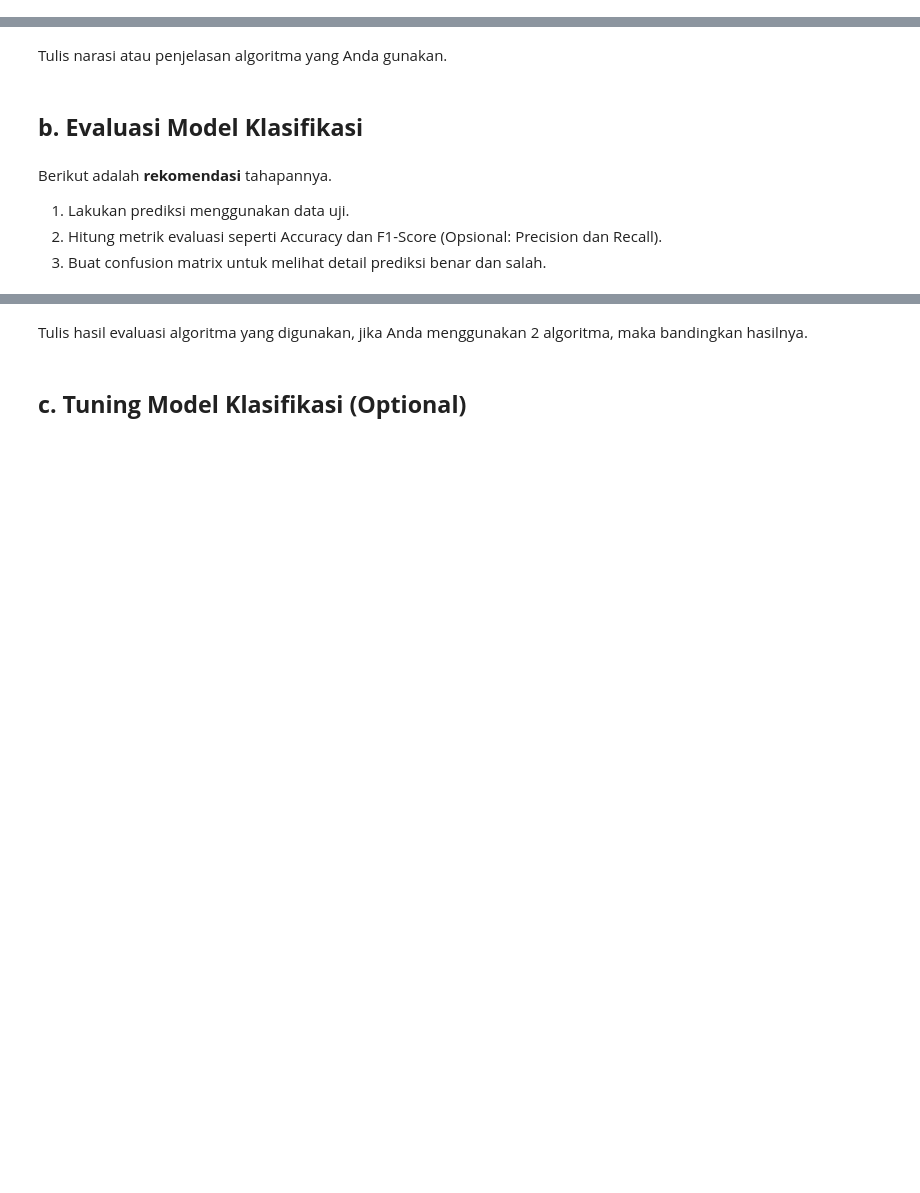
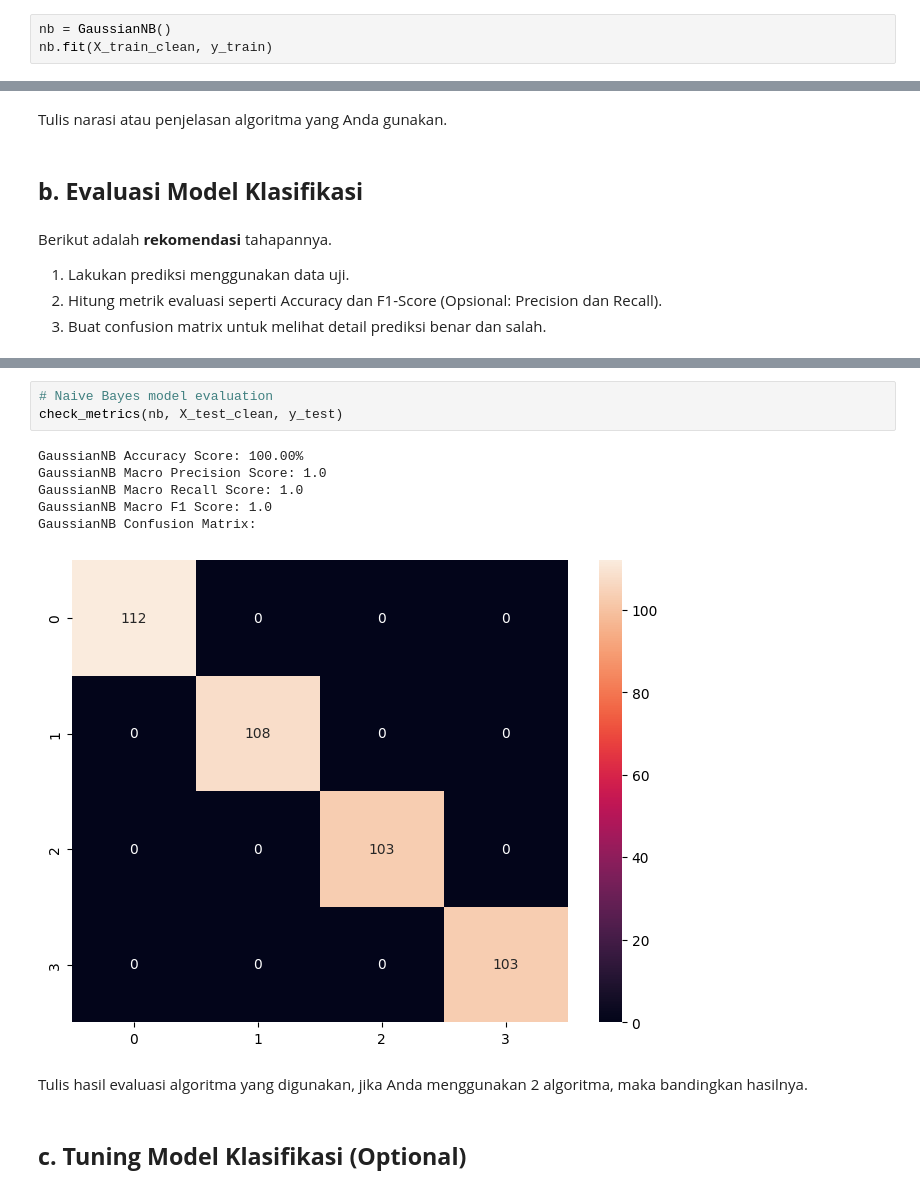
Before and after one commit to hfzdzakii/Dicoding-AnalysisDataAndModelling, a Jupyter notebook: [Klasifikasi]_Submission_Akhir_BMLP_Muhammad_Hafizh_Dzaki.ipynb, the cells around one changed output, grey strips where cells are left out. Drawn from its saved outputs; the diff is of its cells as text; blank space fills up the shorter version.

```diff
--- a/[Klasifikasi]_Submission_Akhir_BMLP_Muhammad_Hafizh_Dzaki.ipynb
+++ b/[Klasifikasi]_Submission_Akhir_BMLP_Muhammad_Hafizh_Dzaki.ipynb
@@ -104,0 +125,3 @@ KNeighborsClassifier()
+# %%
+nb = GaussianNB()
+nb.fit(X_train_clean, y_train)
@@ -132,3 +170,13 @@ weighted avg       0.99      0.99      0.99       426
+# %%
+# Naive Bayes model evaluation
+check_metrics(nb, X_test_clean, y_test)
+# %% [output]
+GaussianNB Accuracy Score: 100.00%
+GaussianNB Macro Precision Score: 1.0
+GaussianNB Macro Recall Score: 1.0
+GaussianNB Macro F1 Score: 1.0
+GaussianNB Confusion Matrix:
+[figure, added]
 # %% [markdown]
 Tulis hasil evaluasi algoritma yang digunakan, jika Anda menggunakan 2 algoritma, maka bandingkan hasilnya.
 # %% [markdown]
```
Also changed, not shown: parts of 22 cells of this notebook.
